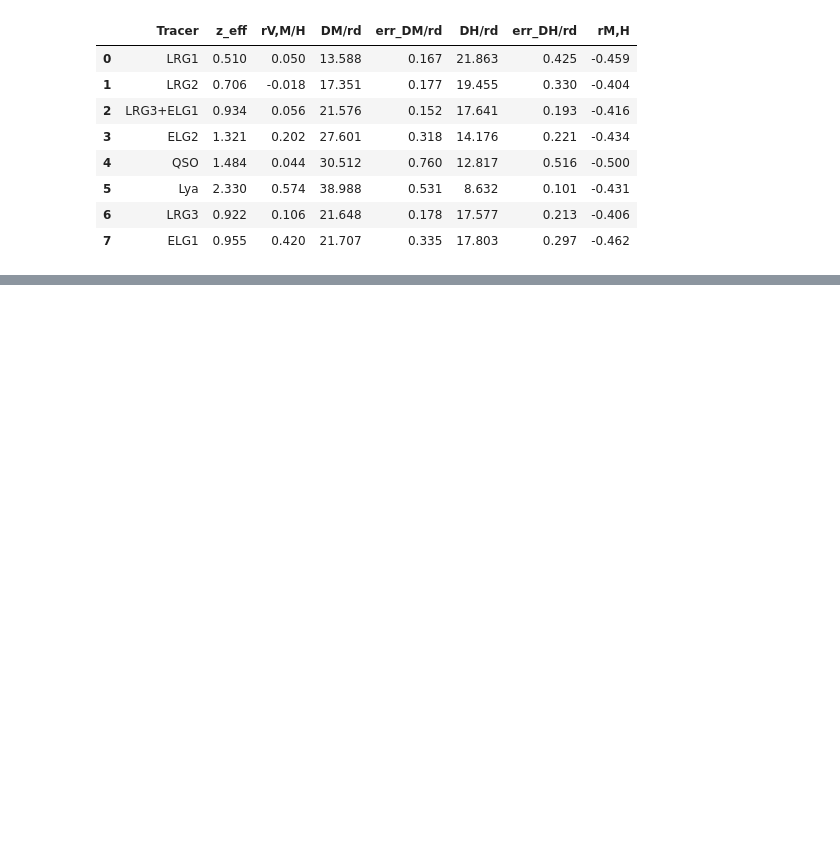
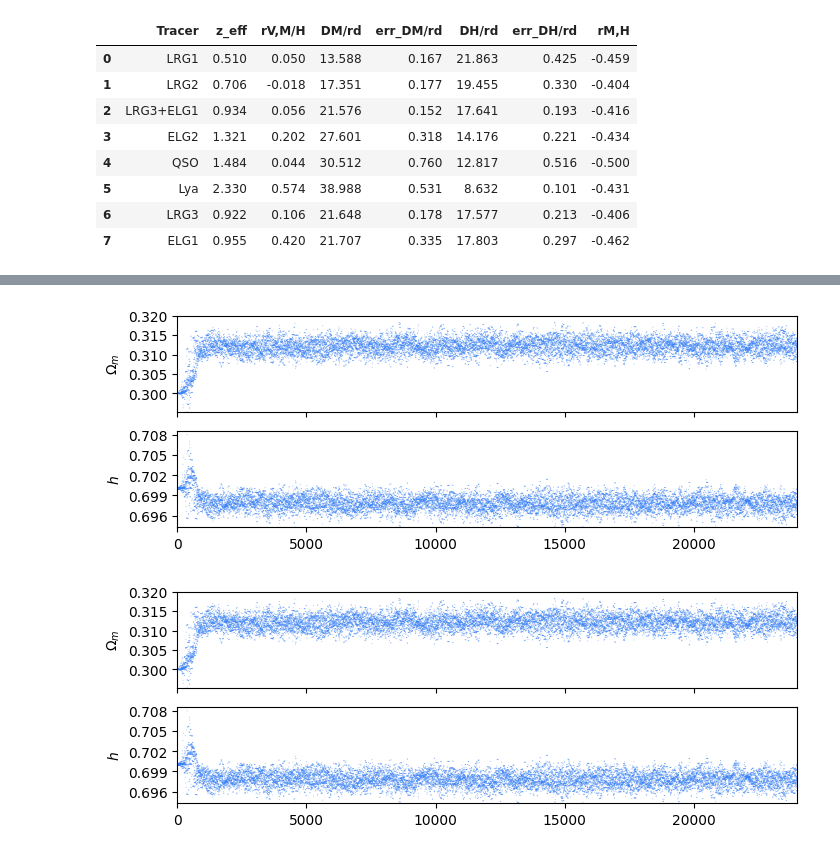
Before and after one commit to blhuillier/2025B_AstroDataAnalysis, a Jupyter notebook: Notebooks/Chap_7_Bayesian_exercise.ipynb, the cells around one changed output, grey strips where cells are left out. Cells and saved outputs as stored; diff of their text form; code cells hidden in the pictures; blank space fills up the shorter version.

Commit message:
fixed the MCMC

```diff
--- a/Notebooks/Chap_7_Bayesian_exercise.ipynb
+++ b/Notebooks/Chap_7_Bayesian_exercise.ipynb
@@ -192,0 +222,9 @@ UnitConversionError: Can only apply 'subtract' function to dimensionless quantit
+# %%
+# test the likelihood function with a reasonable cosmology.
+# We expect ln L = - chi2/2 \sim -Ndata \sim -8
+
+Om0 = 0.3
+hh = 0.70
+
+theta = (Om0,hh)
+print (ln_L(theta,DESI,inv_cov))
@@ -192,0 +240,18 @@ UnitConversionError: Can only apply 'subtract' function to dimensionless quantit
+# %%
+ndim = len(theta) # Dimension of the proble,
+nwalkers = 12 # number of independent chains. should be larger than ndims
+
+sampler = EnsembleSampler(
+    nwalkers=nwalkers,
+    ndim=ndim,
+    log_prob_fn=ln_p,
+    args=(DESI,inv_cov)
+)
+
+# initial position: start from a reasonable point (like best-fit) and slightly
+# disturb the position:
+p0 = np.array([0.3,0.7])
+pos = [p0 * (1 + 1e-4 * np.random.randn(ndim)) for i in range(nwalkers)]
+
+niter = 2000
+sampler.run_mcmc(pos, niter, progress=True)
@@ -192,0 +308,11 @@ UnitConversionError: Can only apply 'subtract' function to dimensionless quantit
+# %%
+samples = pd.DataFrame(sampler.flatchain,columns=[r'$\Omega_m$', r'$h$'])
+
+chains = Chain(samples=samples,name=r'$\Lambda$CDM')
+c = ChainConsumer()
+c.add_chain(chains)
+
+c.plotter.plot_walks(plot_weights=False)
+# %% [output]
+[figure, added]
+[figure, added]
```
Also changed, not shown: parts of 19 cells of this notebook.
